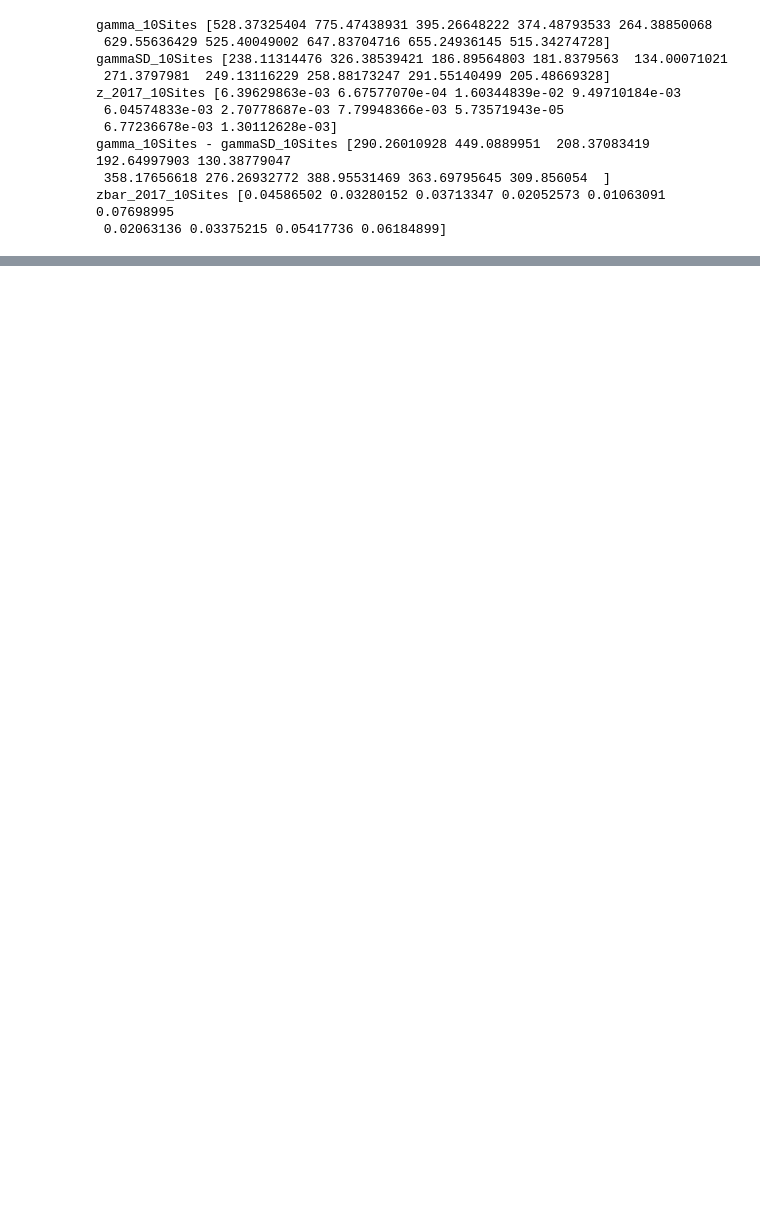
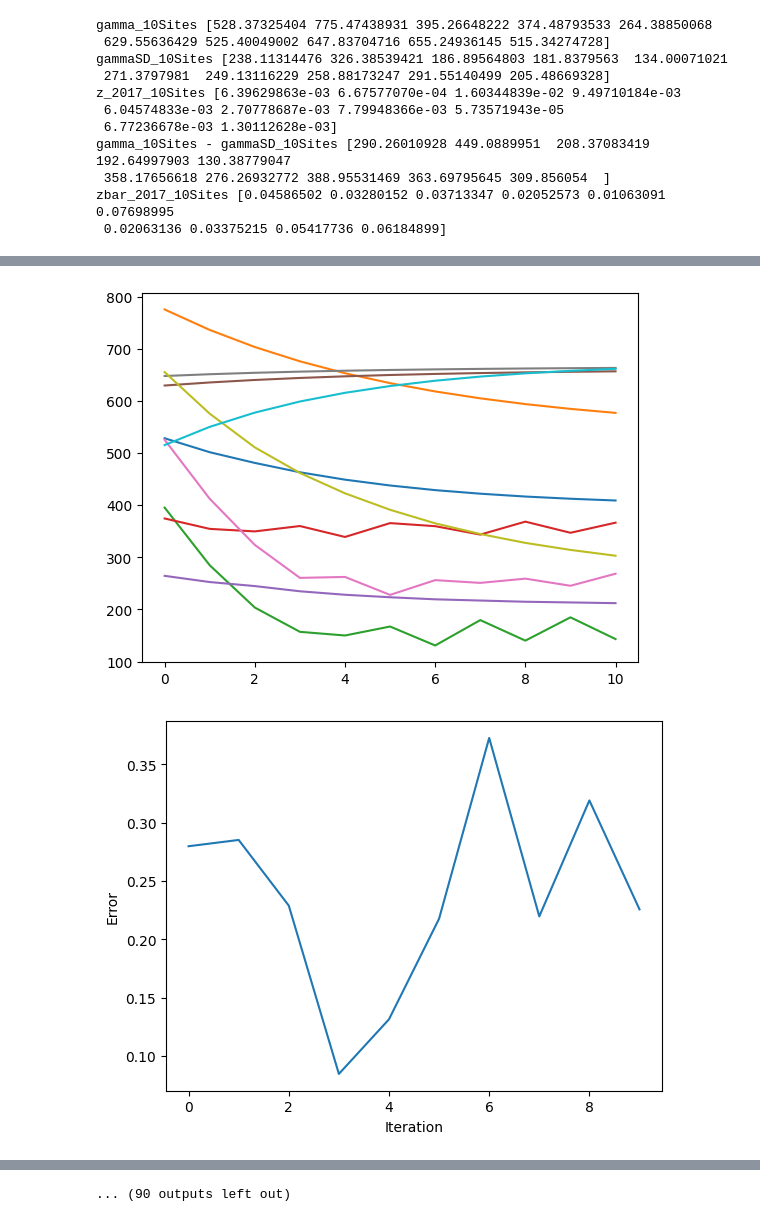
Before and after one commit to Finalblue777/HMC_amazon_project, a Jupyter notebook: MCMC_part4.ipynb, the cells around one changed output, grey strips where cells are left out. Drawn from its saved outputs; the diff is of its cells as text; code cells hidden in the pictures; blank space fills up the shorter version.

```diff
--- a/MCMC_part4.ipynb
+++ b/MCMC_part4.ipynb
@@ -498,16 +509,19 @@ HMC Iteration [42907/50100]; Accept Prob: 1.00; --> Accepted? True
 # %%
 # Plot results
 for j in range(results['gamma_size']):
     plt.plot(results['gamma_vals_tracker'][:, j])
 plt.show()
 
 plt.plot(results['error_tracker'])
 plt.xlabel("Iteration")
 plt.ylabel("Error")
 plt.show()
 
 for itr in results['collected_ensembles'].keys():
     for j in range(results['gamma_size']):
-        plt.hist(results['collected_ensembles'][itr][:, j], bins=100)
+        plt.hist(results['collected_ensembles'][itr][:, j], bins=50)
         plt.title(f"Iteration {itr+1}; Site {j+1}")
         plt.show()
+# %% [output]
+[figure, added]
+[figure, added]
@@ -513,0 +538 @@ for itr in results['collected_ensembles'].keys():
+... (90 outputs left out)
```
Also changed, not shown: parts of 3 cells of this notebook.
